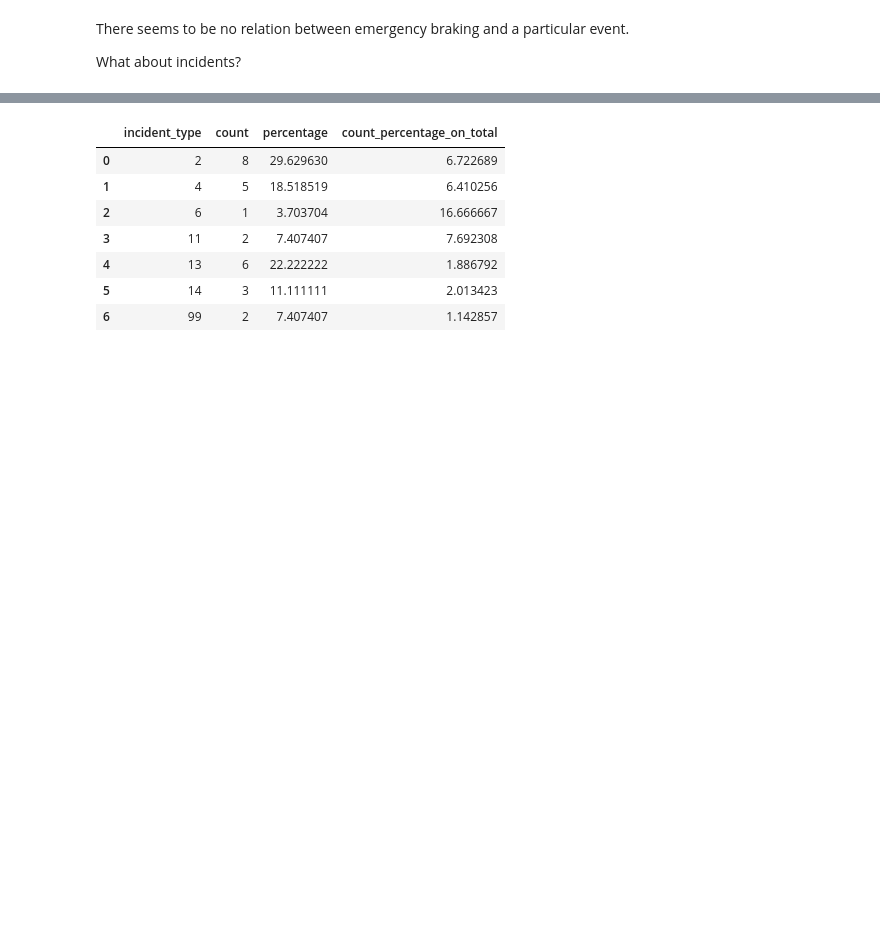
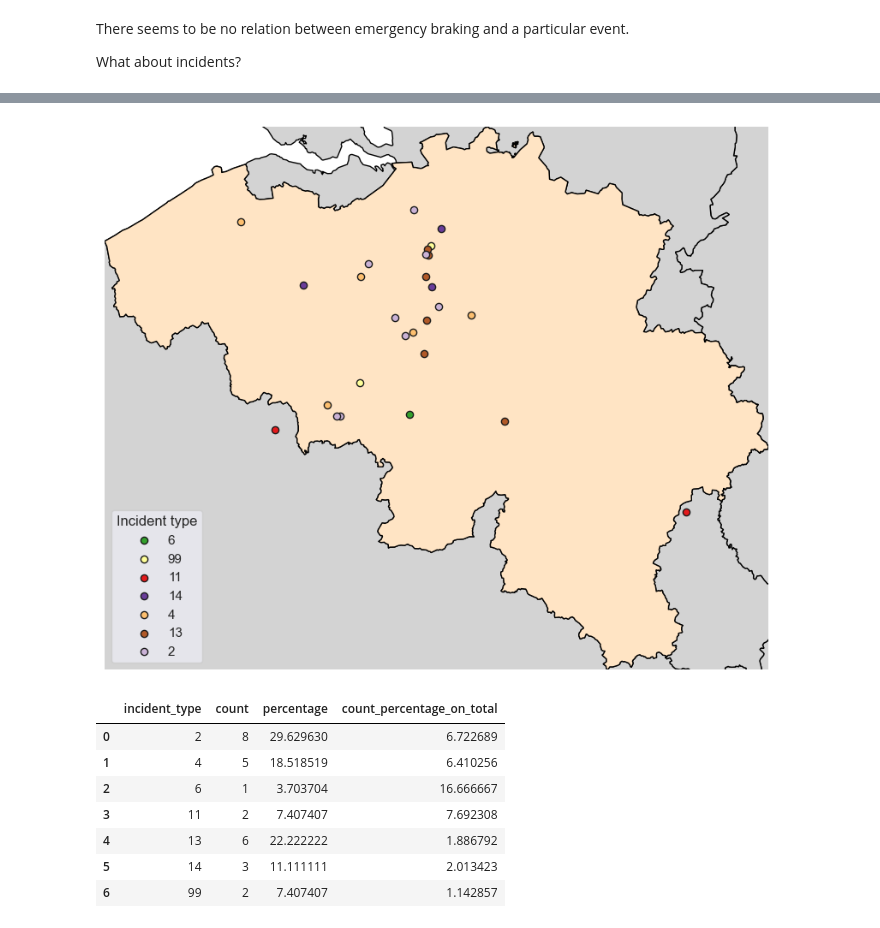
Before and after one commit to Carda01/SNCB_IncidentClassifier, a Jupyter notebook: pre_data_analysis/events_analysis.ipynb, the cells around one changed output, grey strips where cells are left out. Cells and saved outputs as stored; diff of their text form; code cells hidden in the pictures; blank space fills up the shorter version.

```diff
--- a/pre_data_analysis/events_analysis.ipynb
+++ b/pre_data_analysis/events_analysis.ipynb
@@ -496,8 +514,10 @@ print(f"Number of records with emergency braking: {df_with_emergency_braking.sha
 Number of records with emergency braking: 150
 # %%
 symmetric_difference = df.loc[list(set(df_with_high_acceleration.index).symmetric_difference((df_with_emergency_braking.index)))]
-get_stats_incidents(symmetric_difference)
+IS.get_geospatial_summary(symmetric_difference)
+IS.get_stats_incidents(symmetric_difference)
 # %% [output]
+[figure, added]
 |  | incident_type | count | percentage | count_percentage_on_total |
 | 0 | 2 | 8 | 29.629630 | 6.722689 |
 | 1 | 4 | 5 | 18.518519 | 6.410256 |
```
Also changed, not shown: parts of 8 cells of this notebook, 2 other files.
